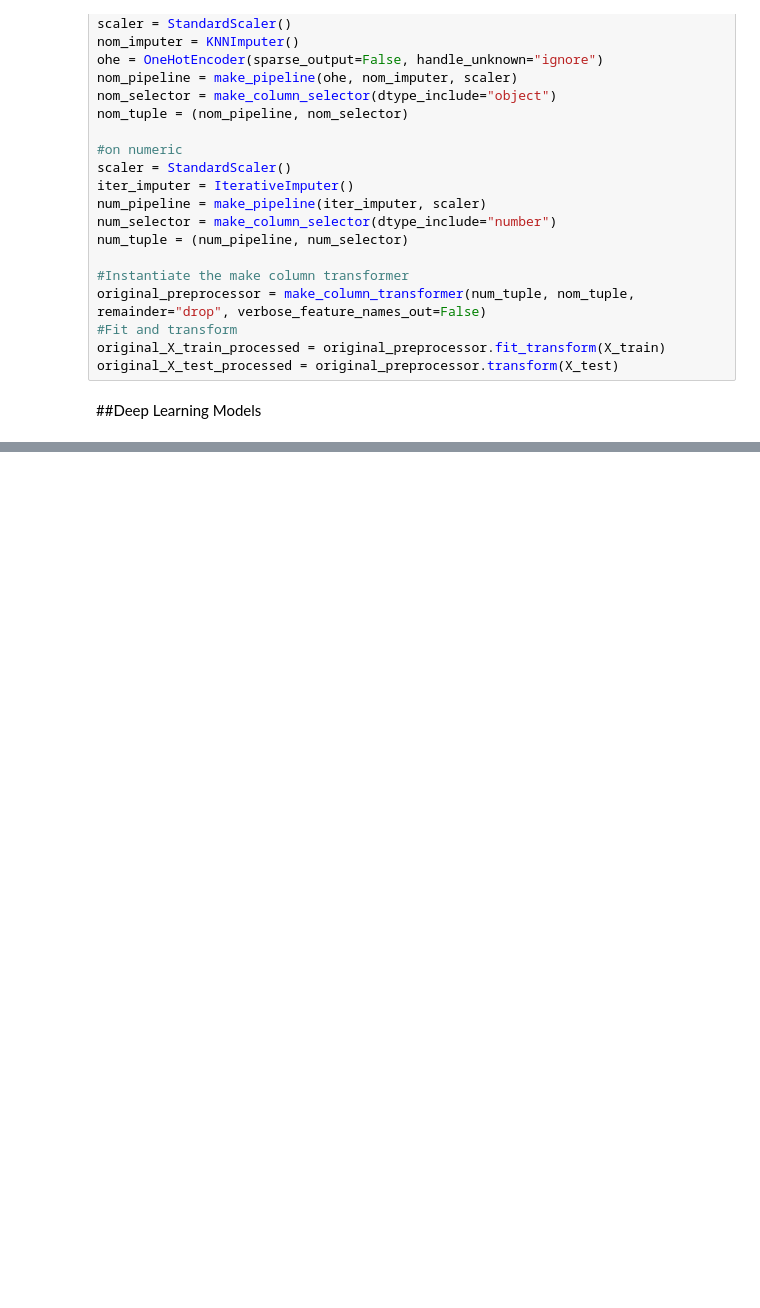
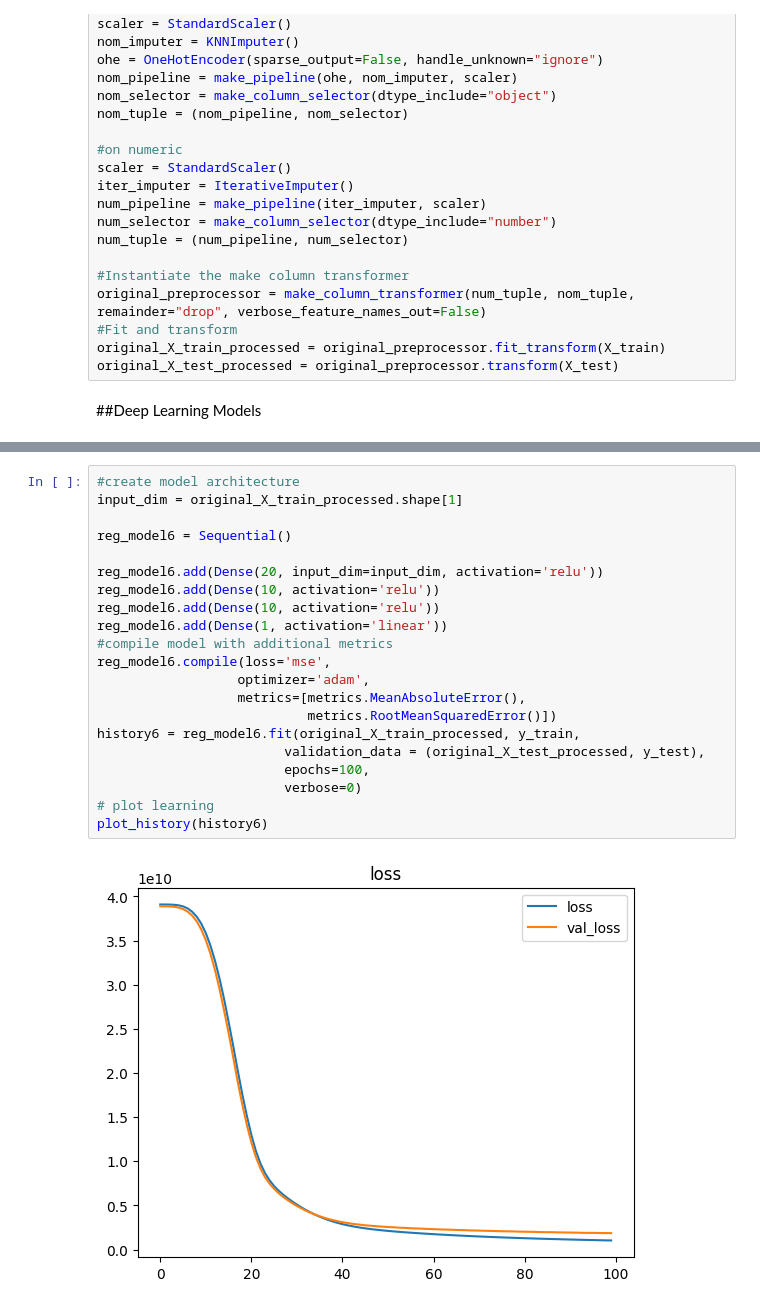
Before and after one commit to hawkeyedatatsai/Neural-Network-Kaggle-Challenge, a Jupyter notebook: 8_Neural_Network_Kaggle_Exercise_(Core).ipynb, the cells around one changed output, grey strips where cells are left out. Saved outputs shown, nothing was run; the diff lists cells and outputs as text; blank space fills up the shorter version.

```diff
--- a/8_Neural_Network_Kaggle_Exercise_(Core).ipynb
+++ b/8_Neural_Network_Kaggle_Exercise_(Core).ipynb
@@ -501,0 +552,23 @@ original_X_test_processed = original_preprocessor.transform(X_test)
+# %%
+#create model architecture
+input_dim = original_X_train_processed.shape[1]
+
+reg_model6 = Sequential()
+
+reg_model6.add(Dense(20, input_dim=input_dim, activation='relu'))
+reg_model6.add(Dense(10, activation='relu'))
+reg_model6.add(Dense(10, activation='relu'))
+reg_model6.add(Dense(1, activation='linear'))
+#compile model with additional metrics
+reg_model6.compile(loss='mse',
+                  optimizer='adam',
+                  metrics=[metrics.MeanAbsoluteError(),
+                           metrics.RootMeanSquaredError()])
+history6 = reg_model6.fit(original_X_train_processed, y_train,
+                        validation_data = (original_X_test_processed, y_test),
+                        epochs=100,
+                        verbose=0)
+# plot learning
+plot_history(history6)
+# %% [output]
+[figure, added]
```
Also changed, not shown: parts of 18 cells of this notebook.
